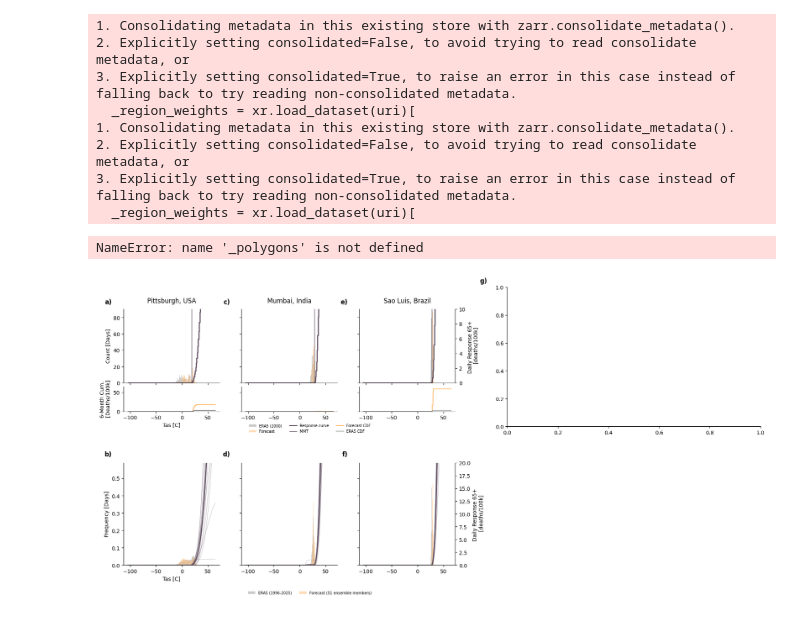
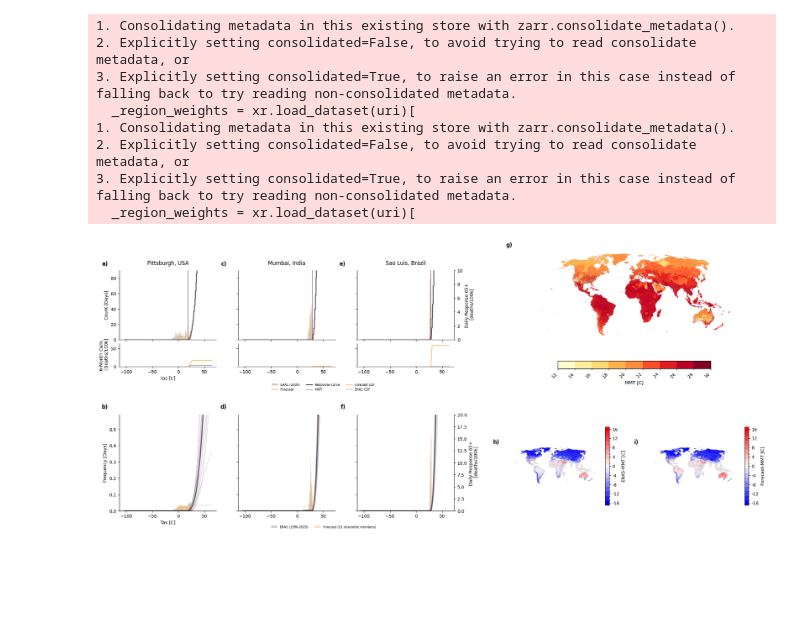
Before and after one commit to ezuetell/poreallas, a Jupyter notebook: analysis/p01_method_diagram.ipynb, the cells around one changed output. Drawn from its saved outputs; the diff is of its cells as text; code cells hidden in the pictures; blank space fills up the shorter version.

Commit message:
fix config

```diff
--- a/analysis/p01_method_diagram.ipynb
+++ b/analysis/p01_method_diagram.ipynb
@@ -464,33 +464,32 @@ plotting_utils.plot_single(
     sup_title="",
     cbar_label="ERA5-MMT [C]",
     ax=ax_era5_diff,
 )
 
 # Forecast Map
 ax_fc_diff = fig.add_subplot(gs_bottom_maps[1])
 ax_fc_diff.spines["top"].set_visible(False)
 ax_fc_diff.spines["right"].set_visible(False)
 ax_fc_diff.text(
     -0.08, 1.02, "i)",
     transform=ax_fc_diff.transAxes,
     fontsize=12, fontweight="bold", va="bottom", ha="right",
 )
-_polygons_fc_all = analysis_utils.xarray_to_gpd(diff_forecast.mean(dim='month'), _polygons)
+_polygons_fc_all = analysis_utils.xarray_to_gpd(diff_forecast.mean(dim='month'), config.polygons)
 plotting_utils.plot_single(
     _polygons_fc_all,
     col="value",
     cm="bwr",
     vmin=-15,
     vmax=15,
     n_colors=13,
     sup_title="",
     cbar_label="Forecast-MMT [C]",
     ax=ax_fc_diff,
 )
 
 fig.subplots_adjust(top=0.93, bottom=0.08, left=0.06, right=0.98)
 
 fig.savefig("fig1_method.png", dpi=600, bbox_inches="tight")
 # %% [output]
-NameError: name '_polygons' is not defined
-[figure, old version]
+[figure, new version]
```
